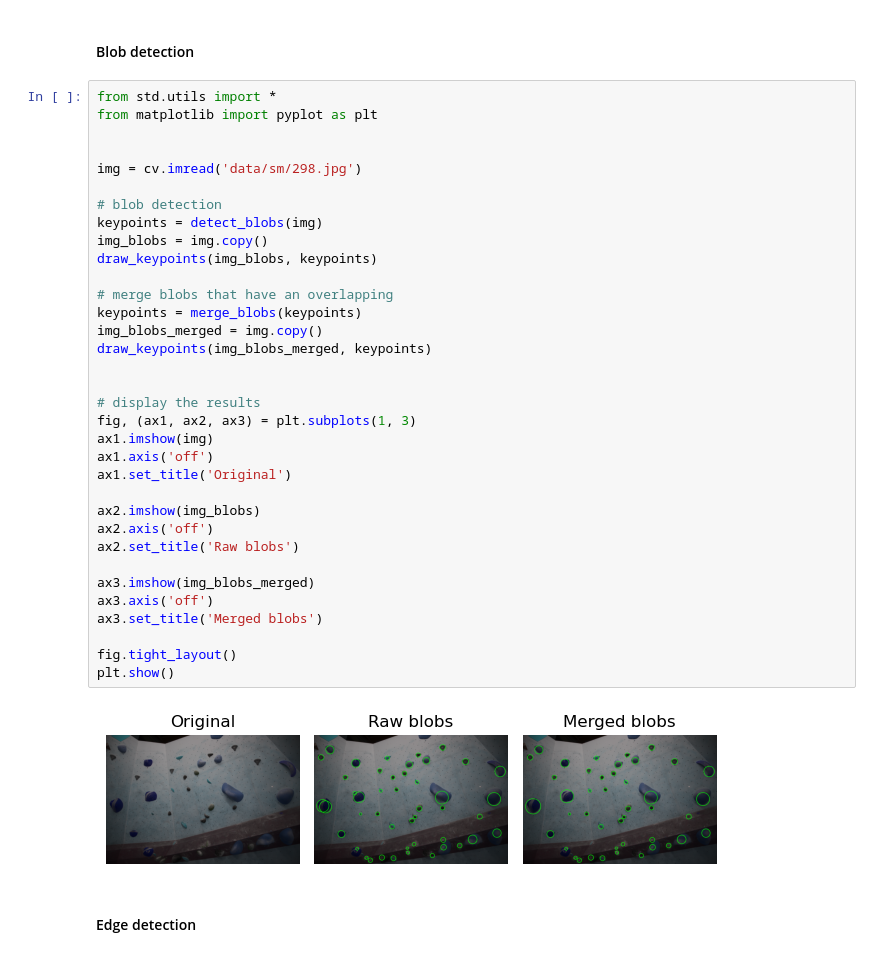
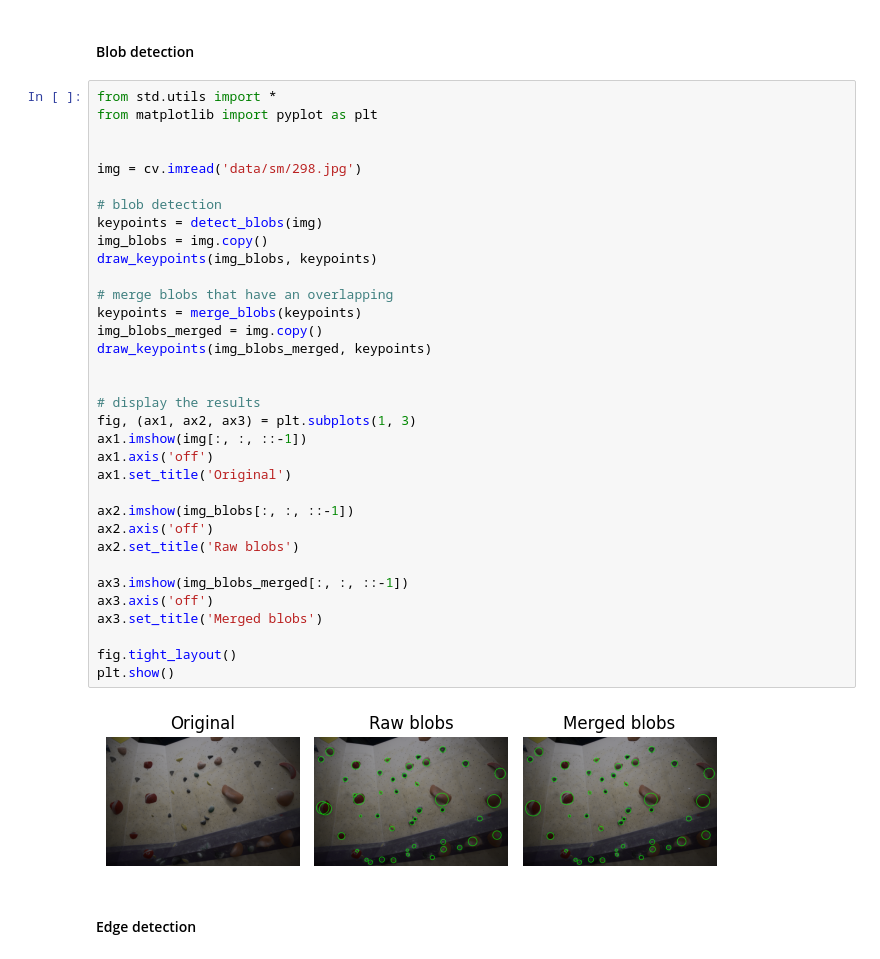
Before and after one commit to xiaoxiae/Indoor-Climbing-Hold-and-Route-Segmentation, a Jupyter notebook: demo.ipynb, the cells around one changed output. Drawn from its saved outputs; the diff is of its cells as text.

Commit message:
fix std demo plots; BGR -> RGB

```diff
--- a/demo.ipynb
+++ b/demo.ipynb
@@ -23,37 +23,37 @@ from std.utils import *
 from matplotlib import pyplot as plt
 
 
 img = cv.imread('data/sm/298.jpg')
 
 # blob detection
 keypoints = detect_blobs(img)
 img_blobs = img.copy()
 draw_keypoints(img_blobs, keypoints)
 
 # merge blobs that have an overlapping
 keypoints = merge_blobs(keypoints)
 img_blobs_merged = img.copy()
 draw_keypoints(img_blobs_merged, keypoints)
 
 
 # display the results
 fig, (ax1, ax2, ax3) = plt.subplots(1, 3)
-ax1.imshow(img)
+ax1.imshow(img[:, :, ::-1])
 ax1.axis('off')
 ax1.set_title('Original')
 
-ax2.imshow(img_blobs)
+ax2.imshow(img_blobs[:, :, ::-1])
 ax2.axis('off')
 ax2.set_title('Raw blobs')
 
-ax3.imshow(img_blobs_merged)
+ax3.imshow(img_blobs_merged[:, :, ::-1])
 ax3.axis('off')
 ax3.set_title('Merged blobs')
 
 fig.tight_layout()
 plt.show()
 # %% [output]
-[figure, old version]
+[figure, new version]
 # %% [markdown]
 #### Edge detection
 # %%
```
Also changed, not shown: parts of 3 cells of this notebook.
